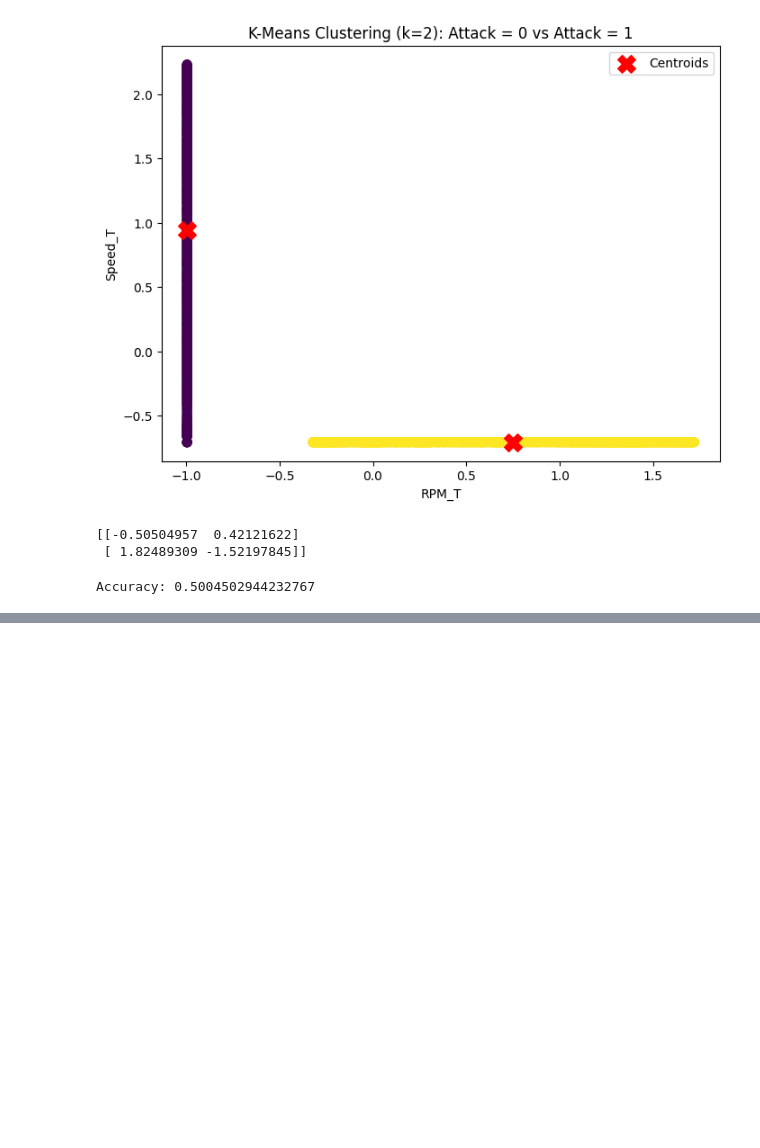
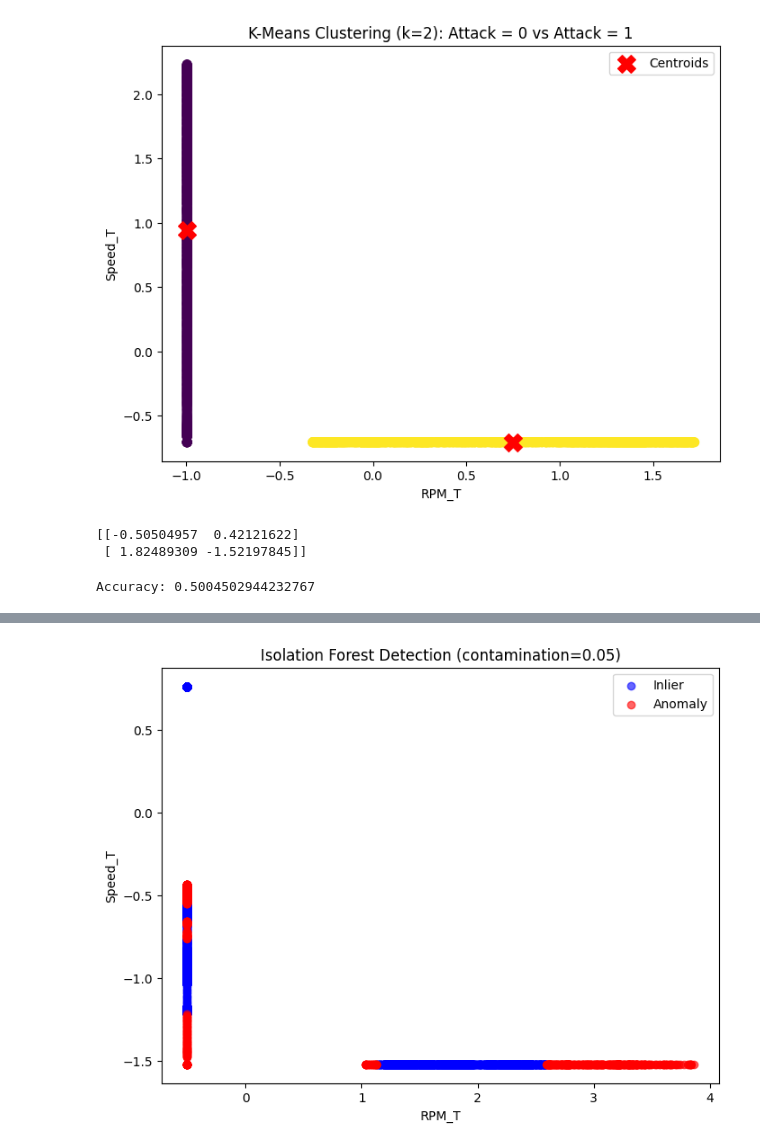
Before and after one commit to sazzeb/simulated-annealing, a Jupyter notebook: CSCE_5214_Assignment_3_Report_Eko_Samuel.ipynb, the cells around one changed output, grey strips where cells are left out. Cells and saved outputs as stored; diff of their text form; code cells hidden in the pictures; blank space fills up the shorter version.

```diff
--- a/CSCE_5214_Assignment_3_Report_Eko_Samuel.ipynb
+++ b/CSCE_5214_Assignment_3_Report_Eko_Samuel.ipynb
@@ -233,0 +257,21 @@ Accuracy: 0.5057152753723588
+# %%
+def isolation_forest_scater_clusters(data, contamination=0.05):
+    iso_forest = IsolationForest(contamination=contamination, random_state=42)
+    preds = iso_forest.fit_predict(data)
+
+    plt.figure(figsize=(8, 6))
+    plt.scatter(
+        data.iloc[:, 0][preds == 1],
+        data.iloc[:, 1][preds == 1],
+        c='blue', label='Inlier', alpha=0.6
+    )
+    plt.scatter(
+        data.iloc[:, 0][preds == -1],
+        data.iloc[:, 1][preds == -1],
+        c='red', label='Anomaly', alpha=0.6
+    )
+    plt.xlabel(data.columns[0])
+    plt.ylabel(data.columns[1])
+    plt.title(f'Isolation Forest Detection (contamination={contamination})')
+    plt.legend()
+    plt.show()
@@ -233,0 +299,5 @@ Accuracy: 0.5057152753723588
+# %%
+isolation_forest_scater_clusters(fff_injection_df[['RPM_T', 'Speed_T']],
+                               contamination=0.05)
+# %% [output]
+[figure, added]
```
Also changed, not shown: parts of 34 cells of this notebook.
